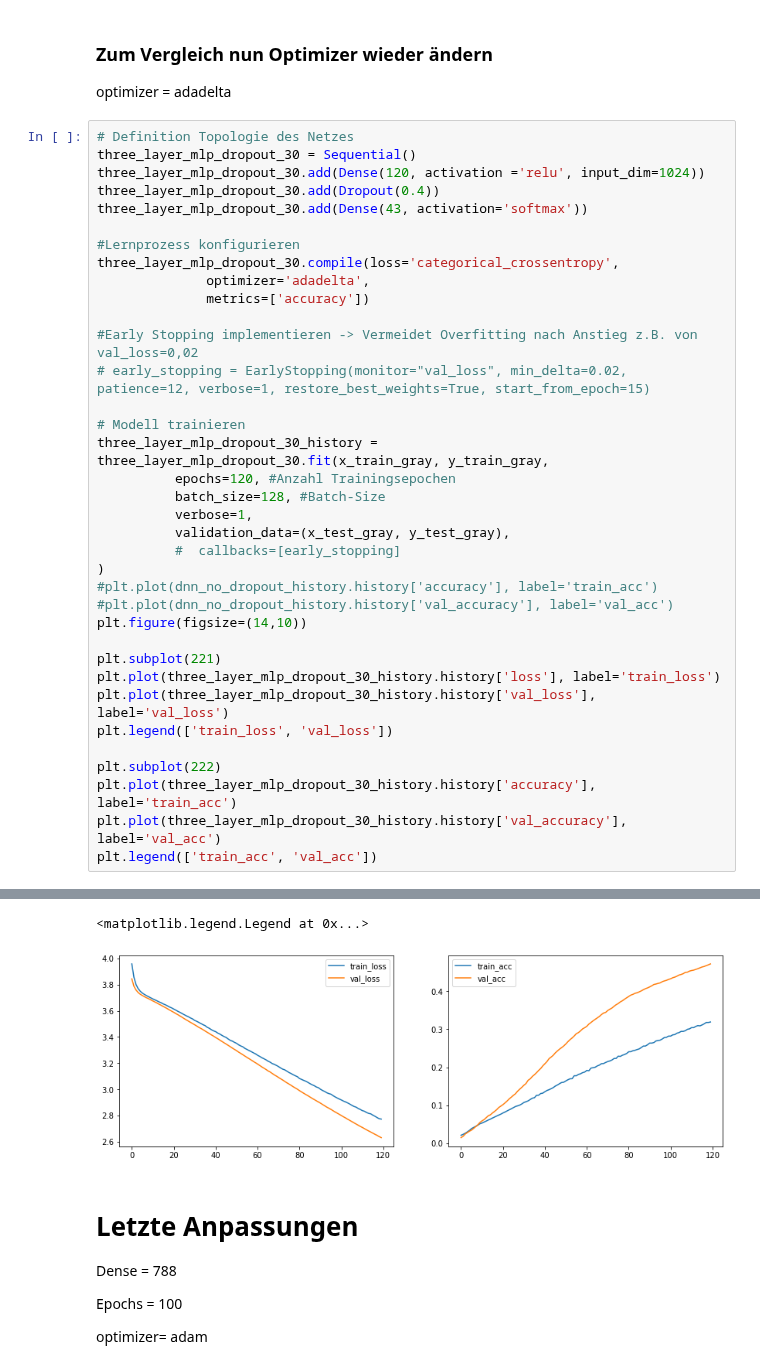
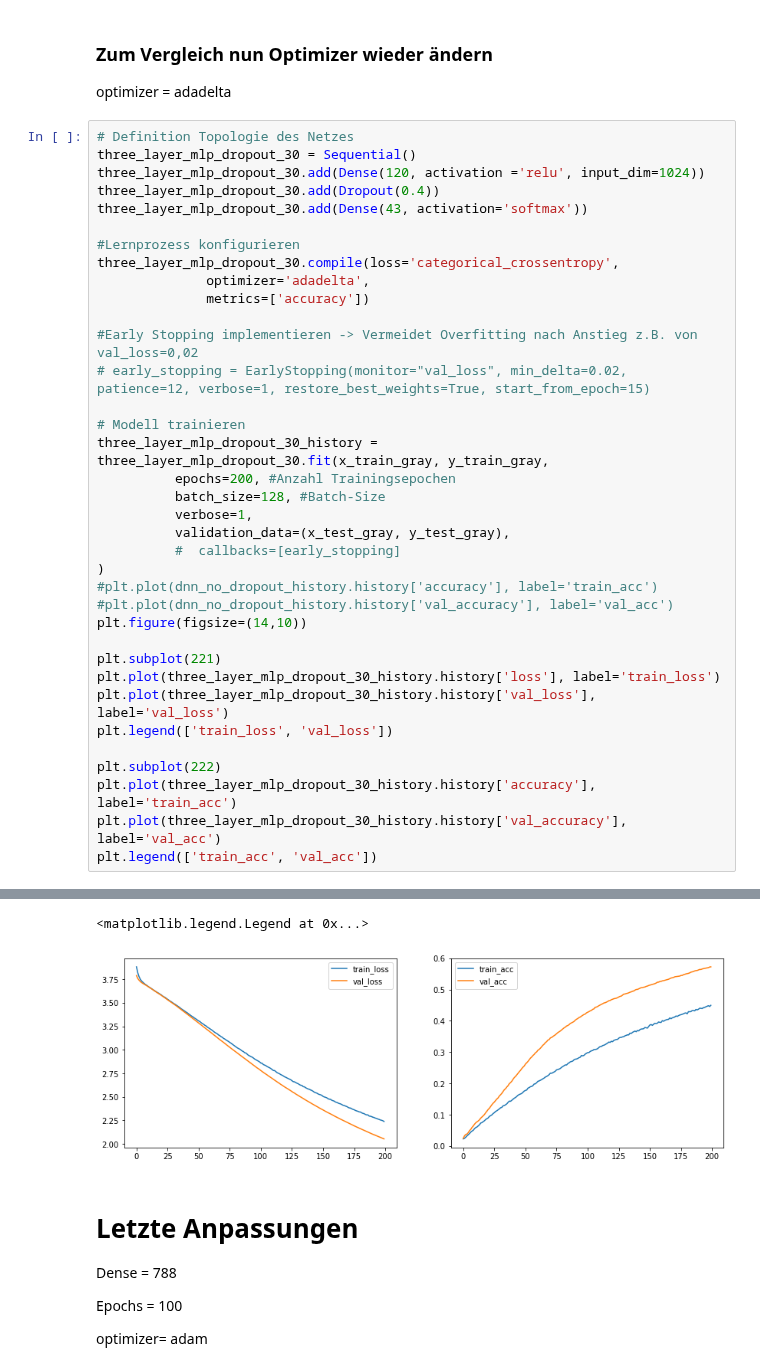
Before and after one commit to nmaaiken/neuro_modularbeit, a Jupyter notebook: 1_Hidden_Layer.ipynb, the cells around one changed output, grey strips where cells are left out. Drawn from its saved outputs; the diff is of its cells as text.

```diff
--- a/1_Hidden_Layer.ipynb
+++ b/1_Hidden_Layer.ipynb
@@ -944,7 +942,7 @@ three_layer_mlp_dropout_30.compile(loss='categorical_crossentropy',
 
 # Modell trainieren
 three_layer_mlp_dropout_30_history = three_layer_mlp_dropout_30.fit(x_train_gray, y_train_gray,
-          epochs=120, #Anzahl Trainingsepochen
+          epochs=200, #Anzahl Trainingsepochen
           batch_size=128, #Batch-Size
           verbose=1,
           validation_data=(x_test_gray, y_test_gray),
@@ -984,5 +982,5 @@ Epoch 120/120
 <matplotlib.legend.Legend at 0x...>
-[figure, old version]
+[figure, new version]
 # %% [markdown]
 # Letzte Anpassungen
 
```
Also changed, not shown: parts of 10 cells of this notebook, 1 other file.
